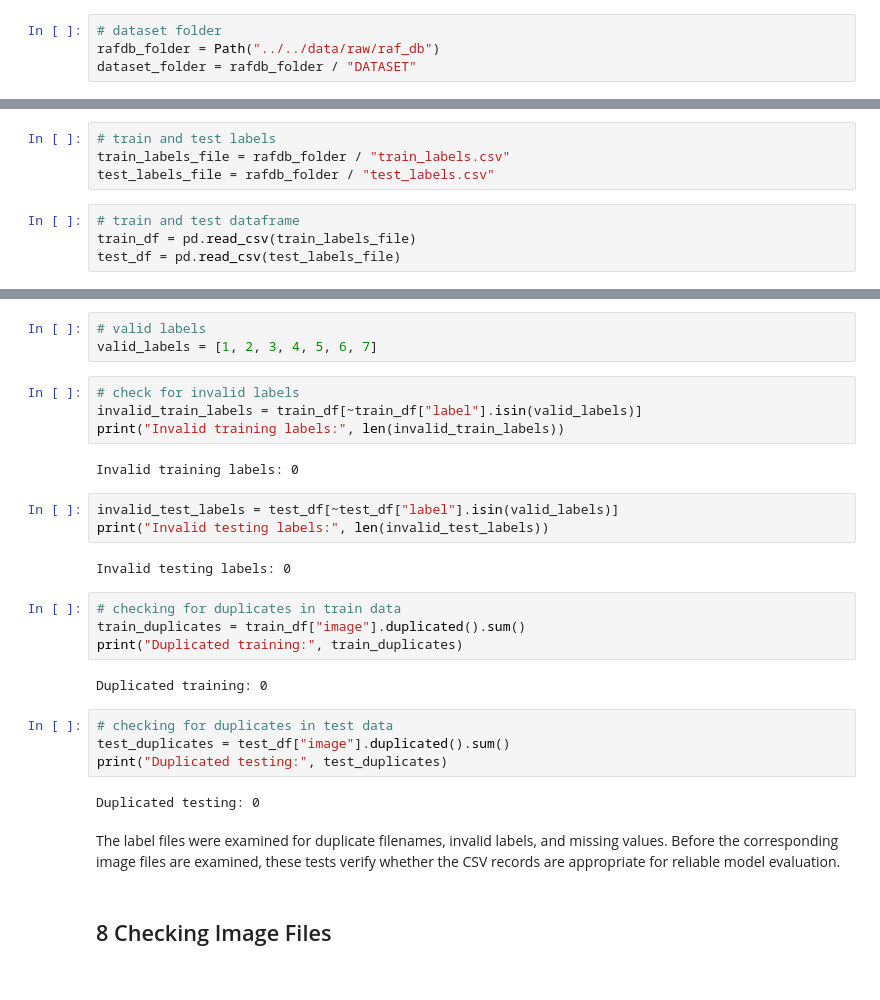
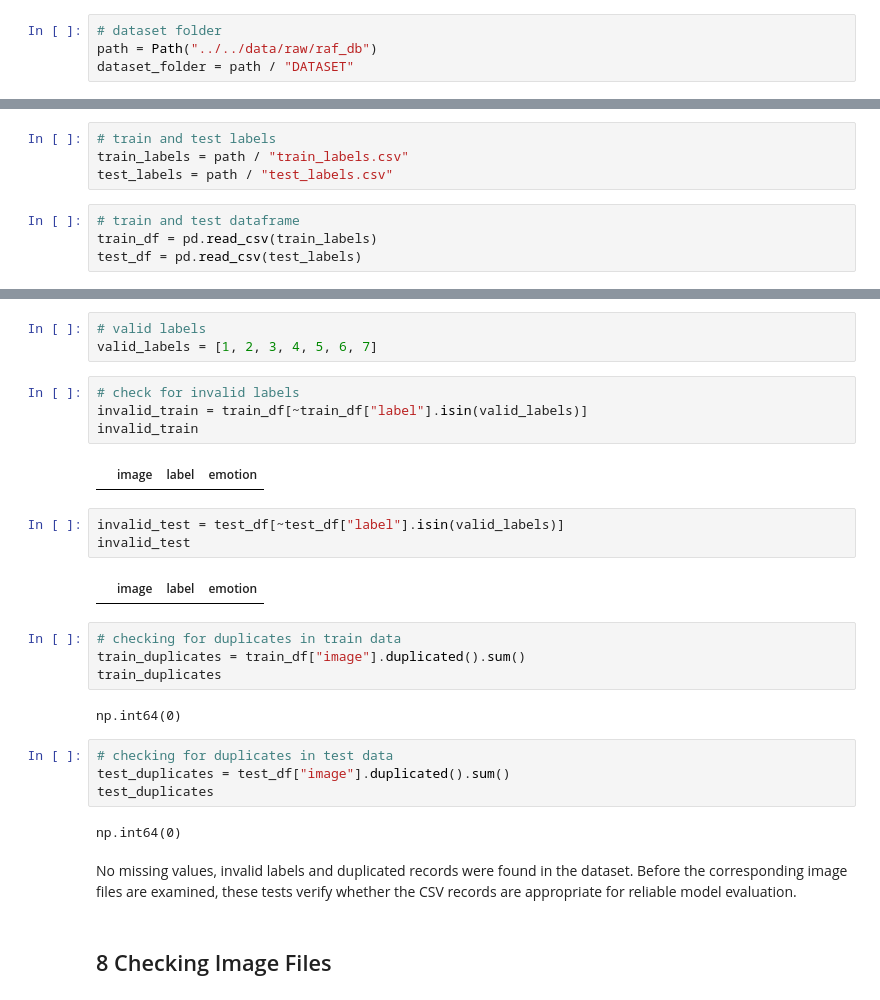
Before and after one commit to SubathraSIM/CM3020_Final_Year_Project, a Jupyter notebook: notebooks/dataset_exploration/raf_db_exploration.ipynb, the cells around one changed output, grey strips where cells are left out. Drawn from its saved outputs; the diff is of its cells as text.

```diff
--- a/notebooks/dataset_exploration/raf_db_exploration.ipynb
+++ b/notebooks/dataset_exploration/raf_db_exploration.ipynb
@@ -23,18 +23,18 @@ import hashlib
 RAF-DB has been split into training and test sets separately. Each set contains a CSV file with the image information and the assigned emotion label. The files are loaded separately to maintain the original evaluation split.
 # %%
 # dataset folder
-rafdb_folder = Path("../../data/raw/raf_db")
-dataset_folder = rafdb_folder / "DATASET"
+path = Path("../../data/raw/raf_db")
+dataset_folder = path / "DATASET"
 # %%
 # train and test folders
 train_folder = dataset_folder / "train"
 test_folder = dataset_folder / "test"
 # %%
 # train and test labels
-train_labels_file = rafdb_folder / "train_labels.csv"
-test_labels_file = rafdb_folder / "test_labels.csv"
+train_labels = path / "train_labels.csv"
+test_labels = path / "test_labels.csv"
 # %%
 # train and test dataframe
-train_df = pd.read_csv(train_labels_file)
-test_df = pd.read_csv(test_labels_file)
+train_df = pd.read_csv(train_labels)
+test_df = pd.read_csv(test_labels)
 # %%
@@ -220,29 +212,29 @@ test_df.isnull().sum().to_frame("Missing Values")
 valid_labels = [1, 2, 3, 4, 5, 6, 7]
 # %%
 # check for invalid labels
-invalid_train_labels = train_df[~train_df["label"].isin(valid_labels)]
-print("Invalid training labels:", len(invalid_train_labels))
+invalid_train = train_df[~train_df["label"].isin(valid_labels)]
+invalid_train
 # %% [output]
-Invalid training labels: 0
+|  | image | label | emotion |
 # %%
-invalid_test_labels = test_df[~test_df["label"].isin(valid_labels)]
-print("Invalid testing labels:", len(invalid_test_labels))
+invalid_test = test_df[~test_df["label"].isin(valid_labels)]
+invalid_test
 # %% [output]
-Invalid testing labels: 0
+|  | image | label | emotion |
 # %%
 # checking for duplicates in train data
 train_duplicates = train_df["image"].duplicated().sum()
-print("Duplicated training:", train_duplicates)
+train_duplicates
 # %% [output]
-Duplicated training: 0
+np.int64(0)
 # %%
 # checking for duplicates in test data
 test_duplicates = test_df["image"].duplicated().sum()
-print("Duplicated testing:", test_duplicates)
+test_duplicates
 # %% [output]
-Duplicated testing: 0
+np.int64(0)
 # %% [markdown]
-The label files were examined for duplicate filenames, invalid labels, and missing values. Before the corresponding image files are examined, these tests verify whether the CSV records are appropriate for reliable model evaluation.
+No missing values, invalid labels and duplicated records were found in the dataset. Before the corresponding image files are examined, these tests verify whether the CSV records are appropriate for reliable model evaluation.
 # %% [markdown]
 ## 8 Checking Image Files
 # %% [markdown]
```
Also changed, not shown: parts of 20 cells of this notebook, 2 other files.
